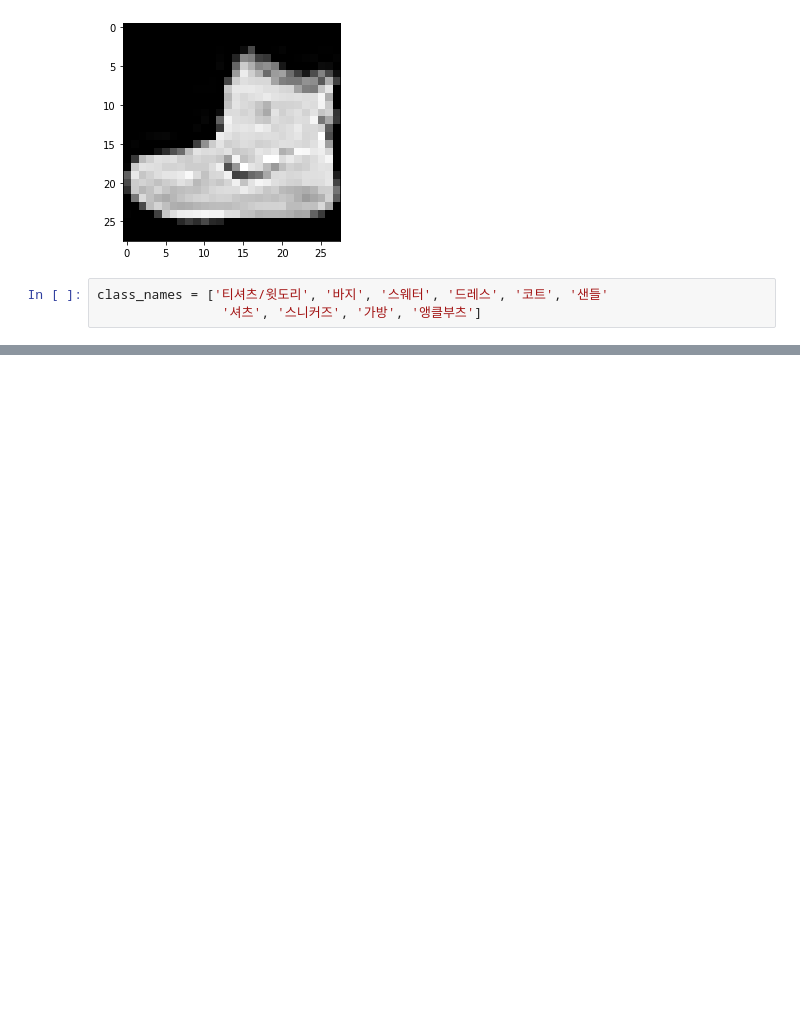
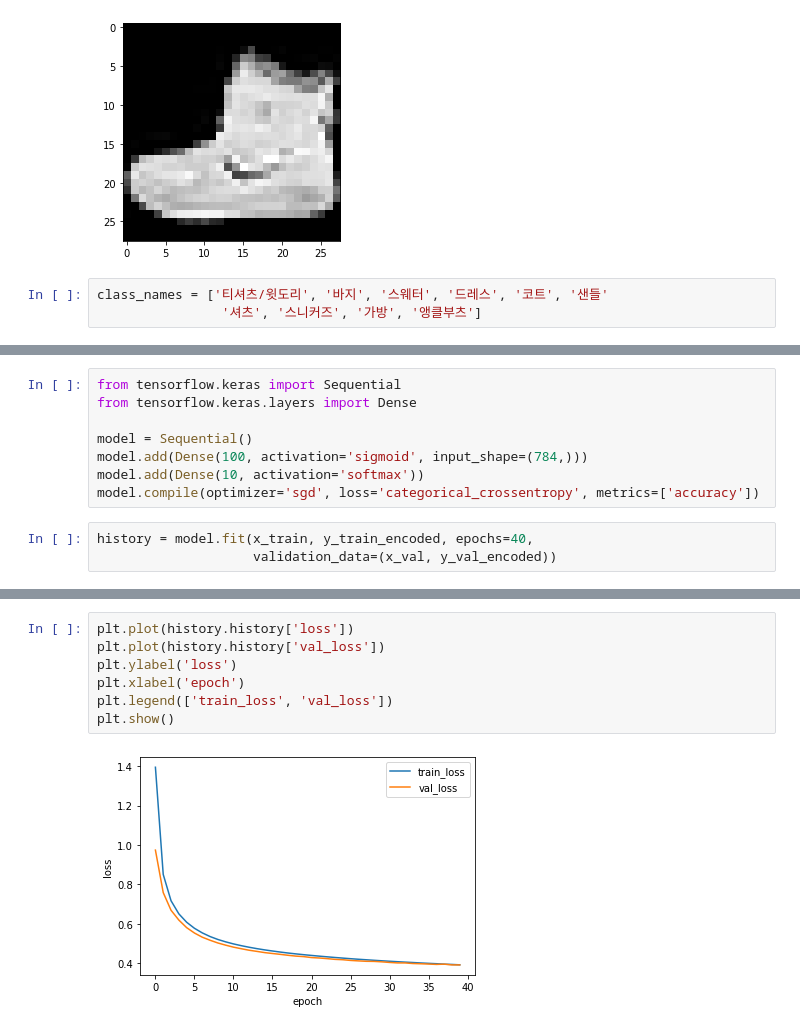
Before and after one commit to Dltmd202/DeepLearningStudy, a Jupyter notebook: MultiCalssNetwork.ipynb, the cells around one changed output, grey strips where cells are left out. Saved outputs shown, nothing was run; the diff lists cells and outputs as text; blank space fills up the shorter version.

```diff
--- a/MultiCalssNetwork.ipynb
+++ b/MultiCalssNetwork.ipynb
@@ -160,0 +190,11 @@ array([4800, 4800, 4800, 4800, 4800, 4800, 4800, 4800, 4800, 4800])
+# %%
+from tensorflow.keras import Sequential
+from tensorflow.keras.layers import Dense
+
+model = Sequential()
+model.add(Dense(100, activation='sigmoid', input_shape=(784,)))
+model.add(Dense(10, activation='softmax'))
+model.compile(optimizer='sgd', loss='categorical_crossentropy', metrics=['accuracy'])
+# %%
+history = model.fit(x_train, y_train_encoded, epochs=40,
+                    validation_data=(x_val, y_val_encoded))
@@ -160,0 +219,9 @@ array([4800, 4800, 4800, 4800, 4800, 4800, 4800, 4800, 4800, 4800])
+# %%
+plt.plot(history.history['loss'])
+plt.plot(history.history['val_loss'])
+plt.ylabel('loss')
+plt.xlabel('epoch')
+plt.legend(['train_loss', 'val_loss'])
+plt.show()
+# %% [output]
+[figure, added]
```
Also changed, not shown: parts of 16 cells of this notebook.
